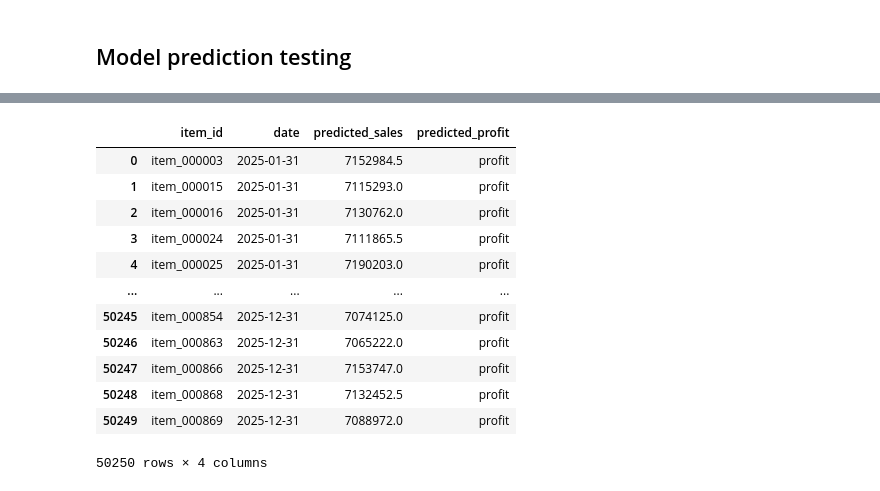
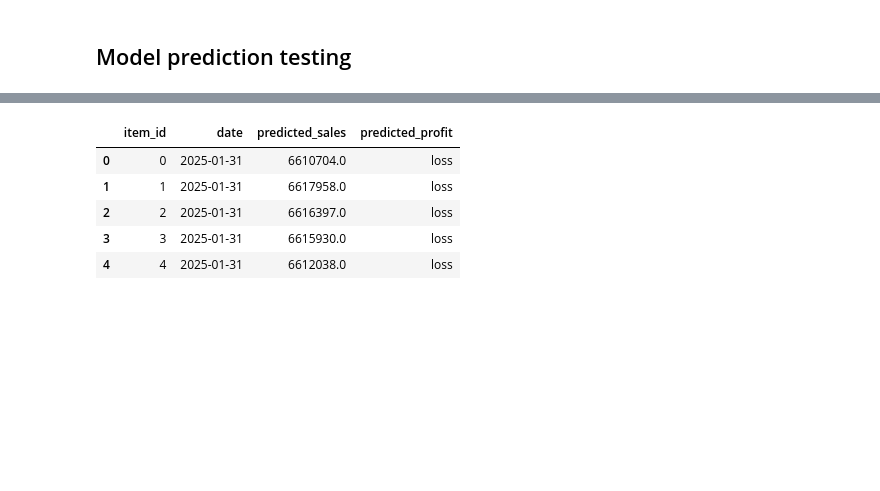
Before and after one commit to Mipjeiger/Fashion-recommendation-RAG-Finetuing-LLM-ML-Engineer-end-to-end, a Jupyter notebook: pipelines/ml_engineer/notebooks/eda.ipynb, the cells around one changed output, grey strips where cells are left out. Drawn from its saved outputs; the diff is of its cells as text; code cells hidden in the pictures; blank space fills up the shorter version.

```diff
--- a/pipelines/ml_engineer/notebooks/eda.ipynb
+++ b/pipelines/ml_engineer/notebooks/eda.ipynb
@@ -511,13 +569,18 @@ Predicted profit (first 10 rows):
 # %% [markdown]
 ## Model prediction testing
 # %%
-# Predict all items
+# ============================================================
+# CELL 2 — Predict All Sampled Items
+# ============================================================
 df_pred = df_daily[df_daily['item_id'].isin(sampled_items)].copy()
 df_pred = df_pred.sort_values(['item_id', 'date']).reset_index(drop=True)
-df_pred[FEATURES] = scaler_X.transform(df_pred[FEATURES])
 
-# Create sequences per item
+# Scale features only (no target scaling needed for prediction input)
+df_pred[FEATURES] = scaler_X.transform(df_pred[FEATURES]).astype(np.float32)
+
+# Build sequences + track metadata
 X_all, item_ids_all, dates_all = [], [], []
+
 for item_id, group in df_pred.groupby('item_id'):
     group = group.sort_values('date').reset_index(drop=True)
     if len(group) <= LOOKBACK:
@@ -528,18 +591,23 @@ for item_id, group in df_pred.groupby('item_id'):
         dates_all.append(group['date'].iloc[i + LOOKBACK])
 
 X_all = np.array(X_all, dtype=np.float32)
+print(f"X_all shape: {X_all.shape}")
 
-# Predict
-sales_pred, profit_pred = model.predict(X_all, batch_size=512, verbose=1)
+# Predict in batches
+sales_pred_all, profit_pred_all = model.predict(X_all, batch_size=512, verbose=1)
 
-# Build result
+# Inverse transform — undo log1p then undo scaler
+sales_inv    = scaler_sales.inverse_transform(np.expm1(sales_pred_all)).flatten()
+profit_class = (profit_pred_all > 0.5).astype(int).flatten()
+
 df_result = pd.DataFrame({
-    'item_id'          : pd.Series(item_ids_all).map(dict(zip(df_encoded['item_id'], df['item_id']))),
+    'item_id'          : item_ids_all,   # still encoded int, decoded in cell 3
     'date'             : dates_all,
-    'predicted_sales'  : np.round(scaler_sales.inverse_transform(sales_pred).flatten(), 2),
-    'predicted_profit' : pd.Series((profit_pred > 0.5).astype(int).flatten()).map({0: 'loss', 1: 'profit'})
+    'predicted_sales'  : np.round(sales_inv, 2),
+    'predicted_profit' : pd.Series(profit_class).map({0: 'loss', 1: 'profit'})
 })
 
-del X_all; gc.collect()
-df_result.sort_values(['date', 'item_id']).reset_index(drop=True)
+gc.collect()
+print(f"df_result shape: {df_result.shape}")
+df_result.sort_values(['date', 'item_id']).reset_index(drop=True).head()
 # %% [output]
@@ -547,16 +617,9 @@ df_result.sort_values(['date', 'item_id']).reset_index(drop=True)
 |  | item_id | date | predicted_sales | predicted_profit |
-| 0 | item_000003 | 2025-01-31 | 7152984.5 | profit |
-| 1 | item_000015 | 2025-01-31 | 7115293.0 | profit |
-| 2 | item_000016 | 2025-01-31 | 7130762.0 | profit |
-| 3 | item_000024 | 2025-01-31 | 7111865.5 | profit |
-| 4 | item_000025 | 2025-01-31 | 7190203.0 | profit |
-| ... | ... | ... | ... | ... |
-| 50245 | item_000854 | 2025-12-31 | 7074125.0 | profit |
-| 50246 | item_000863 | 2025-12-31 | 7065222.0 | profit |
-| 50247 | item_000866 | 2025-12-31 | 7153747.0 | profit |
-| 50248 | item_000868 | 2025-12-31 | 7132452.5 | profit |
-| 50249 | item_000869 | 2025-12-31 | 7088972.0 | profit |
+| 0 | 0 | 2025-01-31 | 6610704.0 | loss |
+| 1 | 1 | 2025-01-31 | 6617958.0 | loss |
+| 2 | 2 | 2025-01-31 | 6616397.0 | loss |
+| 3 | 3 | 2025-01-31 | 6615930.0 | loss |
+| 4 | 4 | 2025-01-31 | 6612038.0 | loss |
-50250 rows × 4 columns
 # %%
 # Create a mapping dictionary from original df
 item_id_mapping = dict(zip(
```
Also changed, not shown: parts of 20 cells of this notebook.
